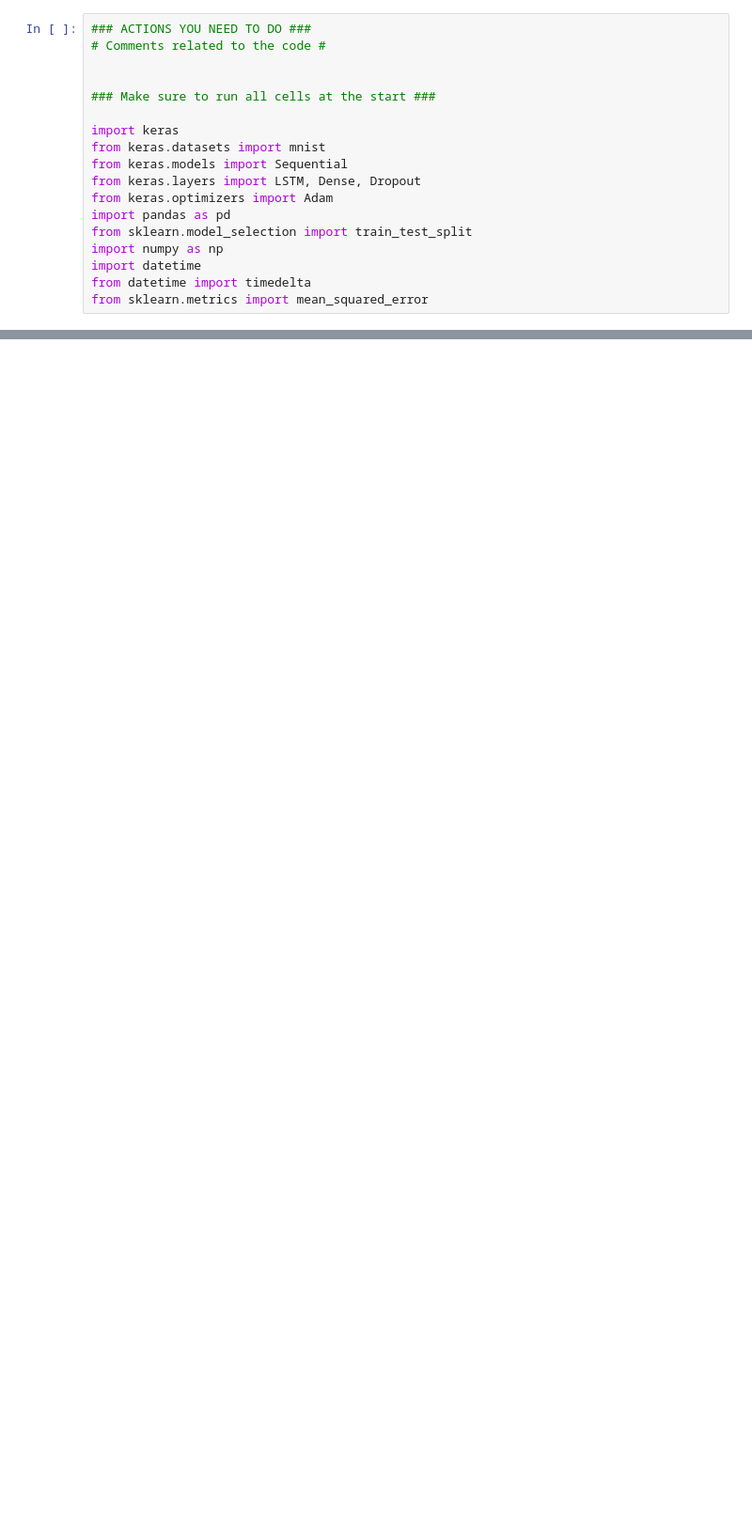
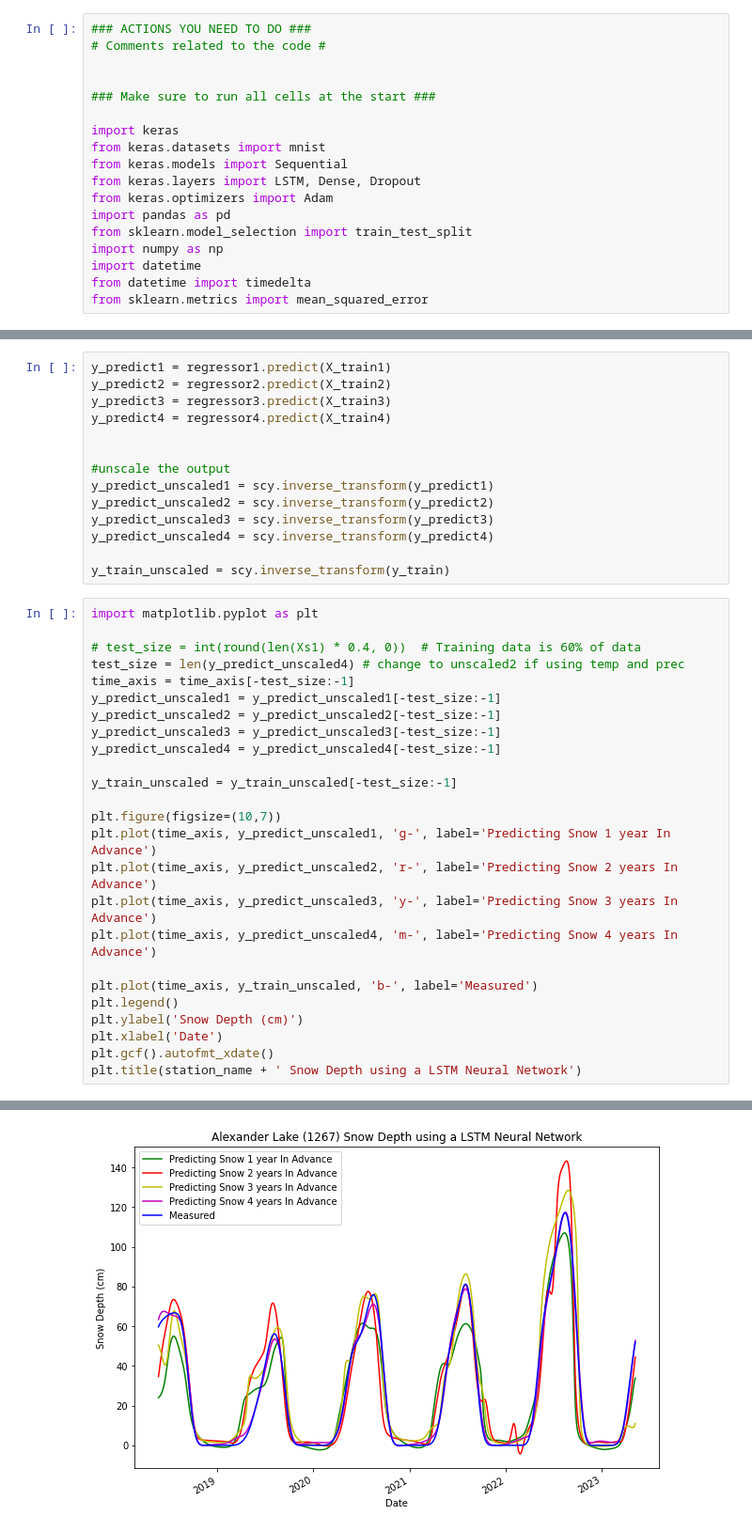
Before and after one commit to joshlynch42/grp-MDM3-B-01-Snow, a Jupyter notebook: LSTM_colab.ipynb, the cells around one changed output, grey strips where cells are left out. Shown: that part at 94% size. Drawn from its saved outputs; the diff is of its cells as text; blank space fills up the shorter version.

```diff
--- a/LSTM_colab.ipynb
+++ b/LSTM_colab.ipynb
@@ -162,0 +263,40 @@ Text(0.5, 1.0, 'Fielding Lake (1268) Snow Depth')
+# %%
+y_predict1 = regressor1.predict(X_train1)
+y_predict2 = regressor2.predict(X_train2)
+y_predict3 = regressor3.predict(X_train3)
+y_predict4 = regressor4.predict(X_train4)
+
+
+#unscale the output
+y_predict_unscaled1 = scy.inverse_transform(y_predict1)
+y_predict_unscaled2 = scy.inverse_transform(y_predict2)
+y_predict_unscaled3 = scy.inverse_transform(y_predict3)
+y_predict_unscaled4 = scy.inverse_transform(y_predict4)
+
+y_train_unscaled = scy.inverse_transform(y_train)
+# %%
+import matplotlib.pyplot as plt
+
+# test_size = int(round(len(Xs1) * 0.4, 0))  # Training data is 60% of data
+test_size = len(y_predict_unscaled4) # change to unscaled2 if using temp and prec
+time_axis = time_axis[-test_size:-1]
+y_predict_unscaled1 = y_predict_unscaled1[-test_size:-1]
+y_predict_unscaled2 = y_predict_unscaled2[-test_size:-1]
+y_predict_unscaled3 = y_predict_unscaled3[-test_size:-1]
+y_predict_unscaled4 = y_predict_unscaled4[-test_size:-1]
+
+y_train_unscaled = y_train_unscaled[-test_size:-1]
+
+plt.figure(figsize=(10,7))
+plt.plot(time_axis, y_predict_unscaled1, 'g-', label='Predicting Snow 1 year In Advance')
+plt.plot(time_axis, y_predict_unscaled2, 'r-', label='Predicting Snow 2 years In Advance')
+plt.plot(time_axis, y_predict_unscaled3, 'y-', label='Predicting Snow 3 years In Advance')
+plt.plot(time_axis, y_predict_unscaled4, 'm-', label='Predicting Snow 4 years In Advance')
+
+plt.plot(time_axis, y_train_unscaled, 'b-', label='Measured')
+plt.legend()
+plt.ylabel('Snow Depth (cm)')
+plt.xlabel('Date')
+plt.gcf().autofmt_xdate()
+plt.title(station_name + ' Snow Depth using a LSTM Neural Network')
+# %% [output]
@@ -163 +304,2 @@ Text(0.5, 1.0, 'Fielding Lake (1268) Snow Depth')
+[figure, added]
 # %%
```
Also changed, not shown: parts of 14 cells of this notebook, 2 other files.
